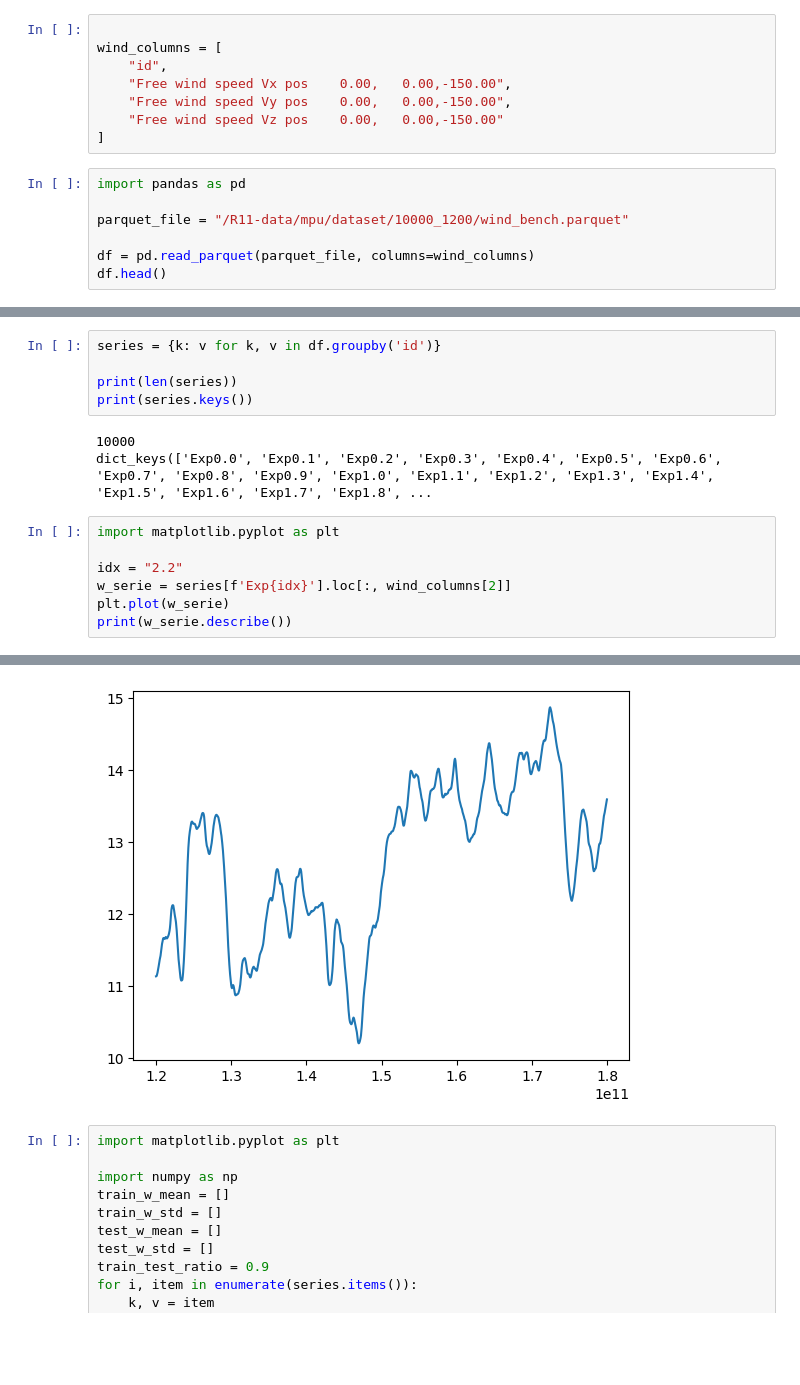
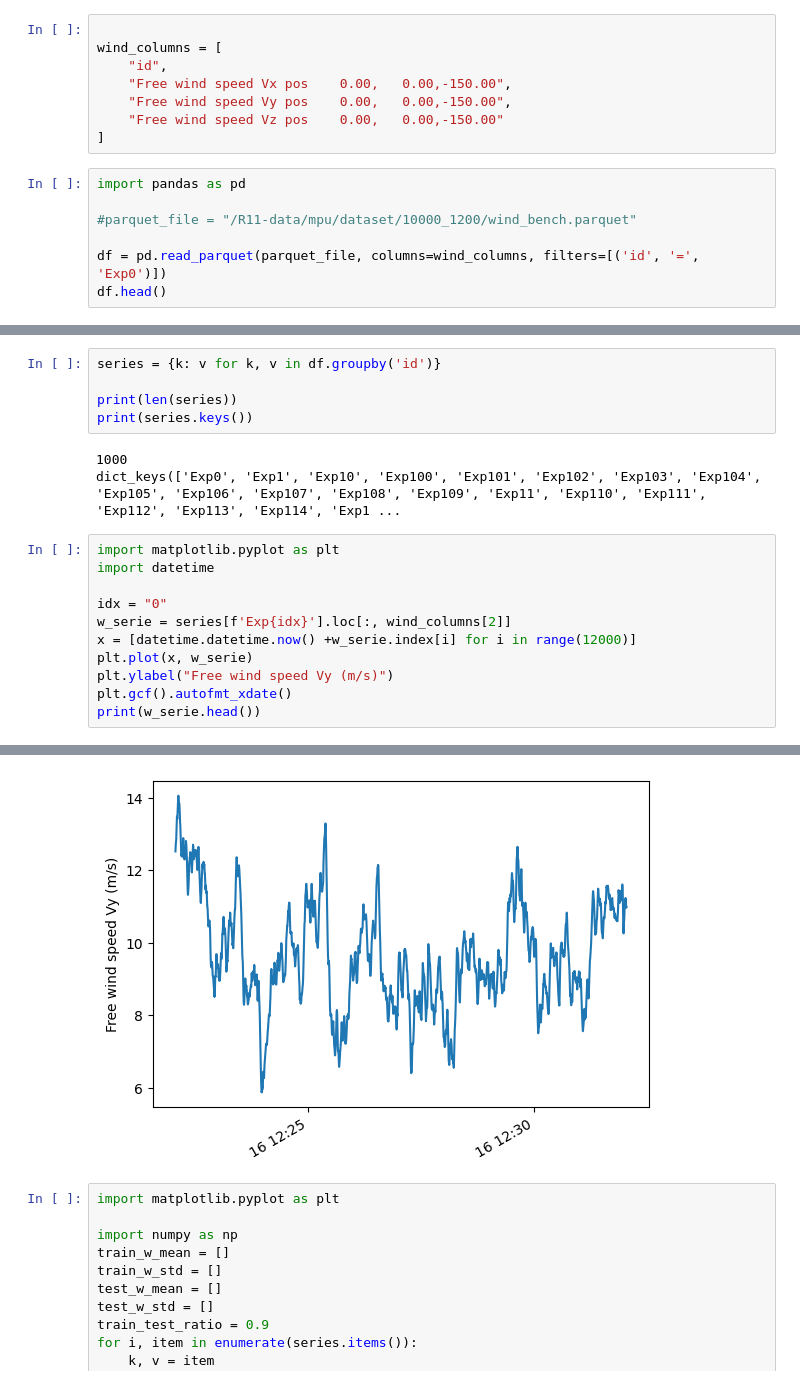
Before and after one commit to zwergon/wind_bench, a Jupyter notebook: notebooks/wind_process.ipynb, the cells around one changed output, grey strips where cells are left out. Drawn from its saved outputs; the diff is of its cells as text; blank space fills up the shorter version.

```diff
--- a/notebooks/wind_process.ipynb
+++ b/notebooks/wind_process.ipynb
@@ -41,9 +41,9 @@ wind_columns = [
 # %%
 import pandas as pd
 
-parquet_file = "/R11-data/mpu/dataset/10000_1200/wind_bench.parquet"
+#parquet_file = "/R11-data/mpu/dataset/10000_1200/wind_bench.parquet"
 
-df = pd.read_parquet(parquet_file, columns=wind_columns)
+df = pd.read_parquet(parquet_file, columns=wind_columns, filters=[('id', '=', 'Exp0')])
 df.head()
 # %% [output]
 |  | id | Free wind speed Vx pos 0.00, 0.00... | Free wind speed Vy pos 0.00, 0.00... | Free wind speed Vz pos 0.00, 0.00... |
@@ -59,13 +59,17 @@ series = {k: v for k, v in df.groupby('id')}
 print(len(series))
 print(series.keys())
 # %% [output]
-10000
-dict_keys(['Exp0.0', 'Exp0.1', 'Exp0.2', 'Exp0.3', 'Exp0.4', 'Exp0.5', 'Exp0.6', 'Exp0.7', 'Exp0.8', 'Exp0.9', 'Exp1.0', 'Exp1.1', 'Exp1.2', 'Exp1.3', 'Exp1.4', 'Exp1.5', 'Exp1.6', 'Exp1.7', 'Exp1.8', ...
+1000
+dict_keys(['Exp0', 'Exp1', 'Exp10', 'Exp100', 'Exp101', 'Exp102', 'Exp103', 'Exp104', 'Exp105', 'Exp106', 'Exp107', 'Exp108', 'Exp109', 'Exp11', 'Exp110', 'Exp111', 'Exp112', 'Exp113', 'Exp114', 'Exp1 ...
 # %%
 import matplotlib.pyplot as plt
+import datetime
 
-idx = "2.2"
+idx = "0"
 w_serie = series[f'Exp{idx}'].loc[:, wind_columns[2]]
-plt.plot(w_serie)
-print(w_serie.describe())
+x = [datetime.datetime.now() +w_serie.index[i] for i in range(12000)]
+plt.plot(x, w_serie)
+plt.ylabel("Free wind speed Vy (m/s)")
+plt.gcf().autofmt_xdate()
+print(w_serie.head())
 # %% [output]
@@ -80,5 +82,5 @@ max        14.876385
 Name: Free wind speed Vy pos    0.00,   0.00,-150.00, dtype: float64
-[figure, old version]
+[figure, new version]
 # %%
 import matplotlib.pyplot as plt
 
```
Also changed, not shown: parts of 2 cells of this notebook, 36 other files.
